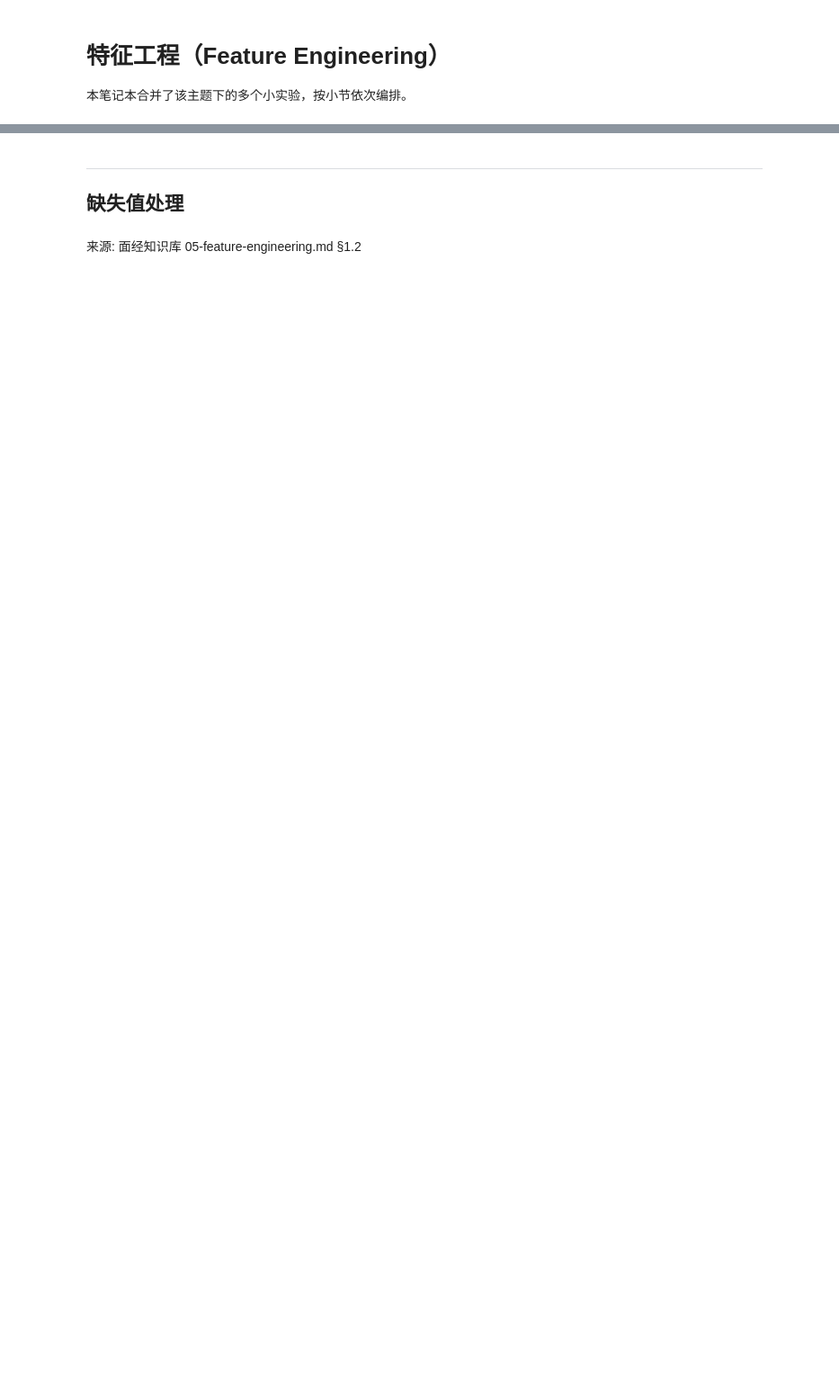
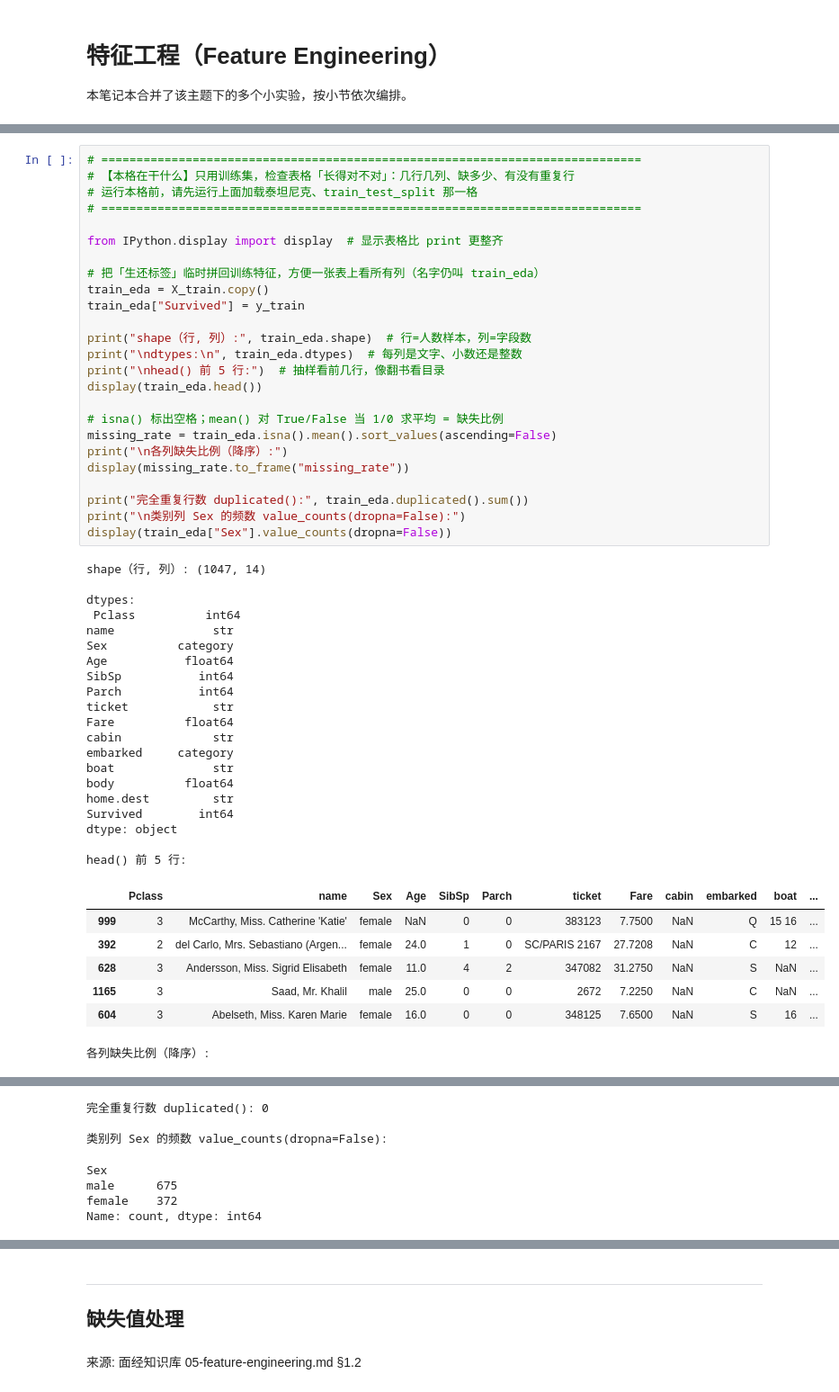
Before and after one commit to prong879/mianjing, a Jupyter notebook: notebooks/machine-learning/01_02_data_preparation.ipynb, the cells around one changed output, grey strips where cells are left out. Shown at 90% size. Cells and saved outputs as stored; diff of their text form; blank space fills up the shorter version.

```diff
--- a/notebooks/machine-learning/01_02_data_preparation.ipynb
+++ b/notebooks/machine-learning/01_02_data_preparation.ipynb
@@ -7,0 +356,53 @@
+# %%
+# =============================================================================
+# 【本格在干什么】只用训练集，检查表格「长得对不对」：几行几列、缺多少、有没有重复行
+# 运行本格前，请先运行上面加载泰坦尼克、train_test_split 那一格
+# =============================================================================
+
+from IPython.display import display  # 显示表格比 print 更整齐
+
+# 把「生还标签」临时拼回训练特征，方便一张表上看所有列（名字仍叫 train_eda）
+train_eda = X_train.copy()
+train_eda["Survived"] = y_train
+
+print("shape（行, 列）:", train_eda.shape)  # 行=人数样本，列=字段数
+print("\ndtypes:\n", train_eda.dtypes)  # 每列是文字、小数还是整数
+print("\nhead() 前 5 行:")  # 抽样看前几行，像翻书看目录
+display(train_eda.head())
+
+# isna() 标出空格；mean() 对 True/False 当 1/0 求平均 = 缺失比例
+missing_rate = train_eda.isna().mean().sort_values(ascending=False)
+print("\n各列缺失比例（降序）:")
+display(missing_rate.to_frame("missing_rate"))
+
+print("完全重复行数 duplicated():", train_eda.duplicated().sum())
+print("\n类别列 Sex 的频数 value_counts(dropna=False):")
+display(train_eda["Sex"].value_counts(dropna=False))
+# %% [output]
+shape（行, 列）: (1047, 14)
+
+dtypes:
+ Pclass          int64
+name              str
+Sex          category
+Age           float64
+SibSp           int64
+Parch           int64
+ticket            str
+Fare          float64
+cabin             str
+embarked     category
+boat              str
+body          float64
+home.dest         str
+Survived        int64
+dtype: object
+
+head() 前 5 行:
+|  | Pclass | name | Sex | Age | SibSp | Parch | ticket | Fare | cabin | embarked | boat | ... |
+| 999 | 3 | McCarthy, Miss. Catherine 'Katie' | female | NaN | 0 | 0 | 383123 | 7.7500 | NaN | Q | 15 16 | ... |
+| 392 | 2 | del Carlo, Mrs. Sebastiano (Argen... | female | 24.0 | 1 | 0 | SC/PARIS 2167 | 27.7208 | NaN | C | 12 | ... |
+| 628 | 3 | Andersson, Miss. Sigrid Elisabeth | female | 11.0 | 4 | 2 | 347082 | 31.2750 | NaN | S | NaN | ... |
+| 1165 | 3 | Saad, Mr. Khalil | male | 25.0 | 0 | 0 | 2672 | 7.2250 | NaN | C | NaN | ... |
+| 604 | 3 | Abelseth, Miss. Karen Marie | female | 16.0 | 0 | 0 | 348125 | 7.6500 | NaN | S | 16 | ... |
+各列缺失比例（降序）:
@@ -7,0 +424,7 @@
+完全重复行数 duplicated(): 0
+
+类别列 Sex 的频数 value_counts(dropna=False):
+Sex
+male      675
+female    372
+Name: count, dtype: int64
```
Also changed, not shown: parts of 13 cells of this notebook, 5 other files.
